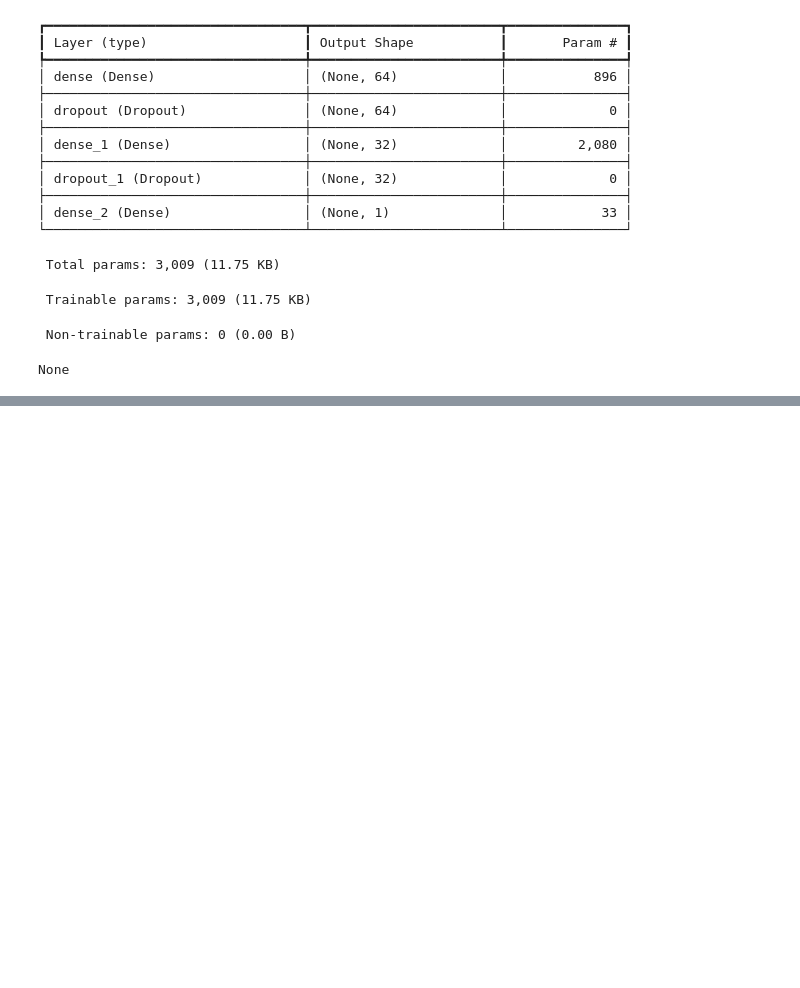
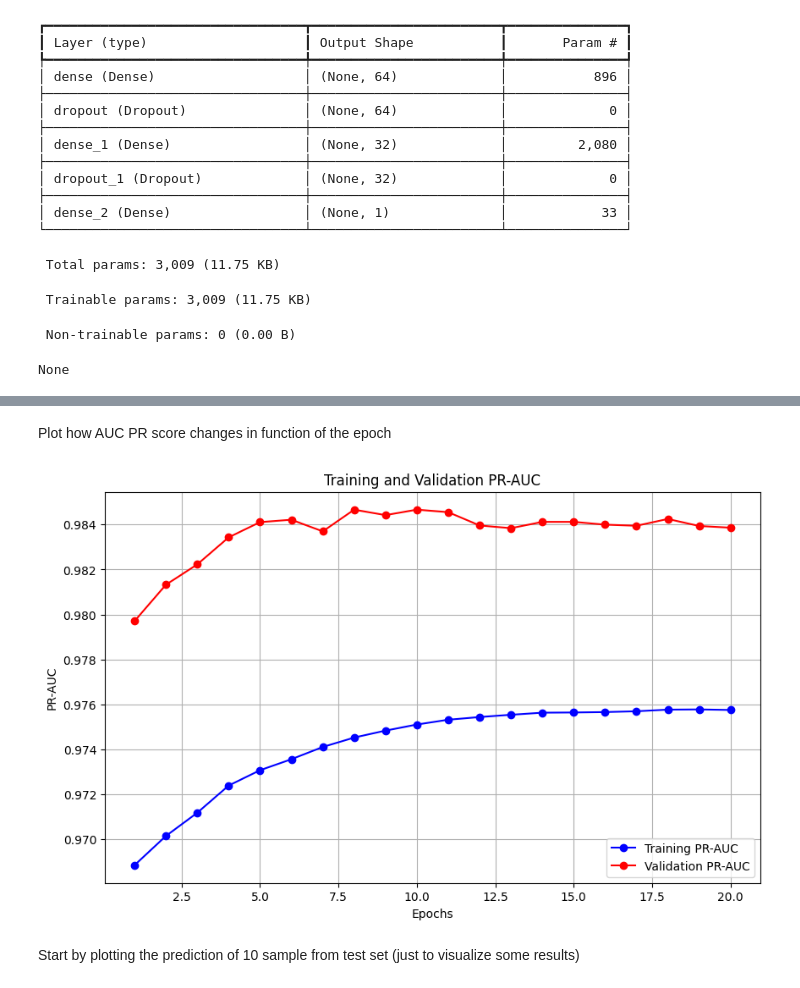
Before and after one commit to tgrisetti/astrostatistics_bicocca_2025, a Jupyter notebook: working/S22.ipynb, the cells around one changed output, grey strips where cells are left out. Drawn from its saved outputs; the diff is of its cells as text; code cells hidden in the pictures; blank space fills up the shorter version.

```diff
--- a/working/S22.ipynb
+++ b/working/S22.ipynb
@@ -161 +171,25 @@ Epoch 20/20
+# %% [markdown]
+Plot how AUC PR score changes in function of the epoch
+# %%
+# Extract the data from the 'clf' object (one for each epoch)
+train_auc = clf.history['pr_auc']
+val_auc = clf.history['val_pr_auc']
+epochs = range(1, len(train_auc) + 1)
+
+#Plot
+plt.figure(figsize=(10, 6))
+plt.plot(epochs, train_auc, 'bo-', label='Training PR-AUC')
+plt.plot(epochs, val_auc, 'ro-', label='Validation PR-AUC')
+
+plt.title('Training and Validation PR-AUC')
+plt.xlabel('Epochs')
+plt.ylabel('PR-AUC')
+plt.legend()
+plt.grid(True)
+
+plt.show()
+# %% [output]
+[figure, added]
+# %% [markdown]
+Start by plotting the prediction of 10 sample from test set (just to visualize some results)
 # %%
```
Also changed, not shown: parts of 47 cells of this notebook.
